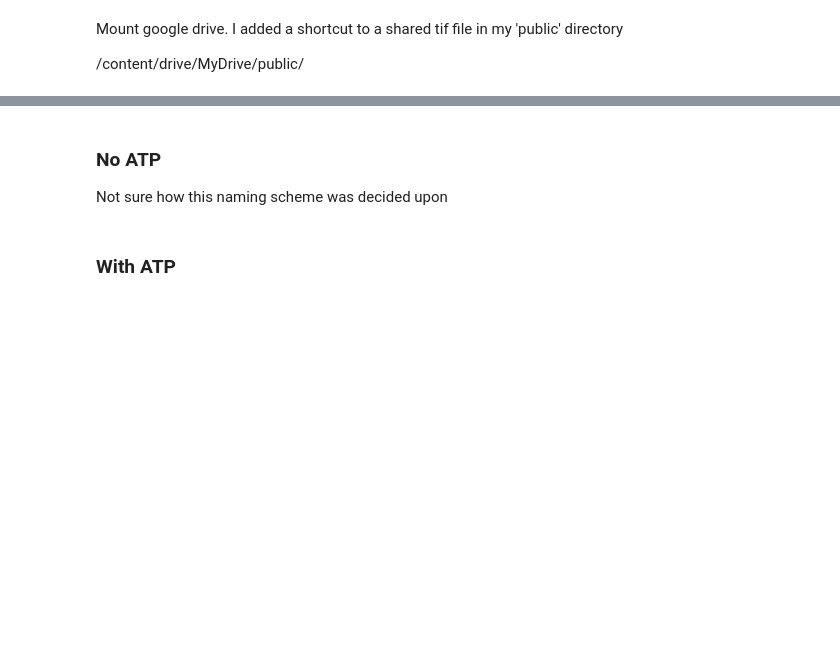
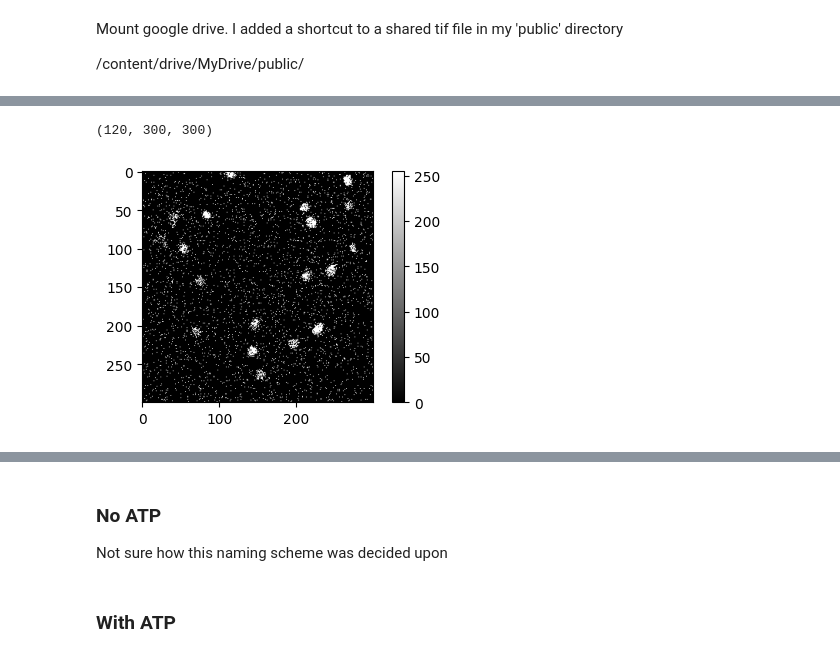
Before and after one commit to huskeypm/cellmigration, a Jupyter notebook: expt_analysis.ipynb, the cells around one changed output, grey strips where cells are left out. Cells and saved outputs as stored; diff of their text form; code cells hidden in the pictures; blank space fills up the shorter version.

```diff
--- a/expt_analysis.ipynb
+++ b/expt_analysis.ipynb
@@ -46,4 +78,6 @@ I added a shortcut to a shared tif file in my 'public' directory
  /content/drive/MyDrive/public/
 # %%
 from google.colab import drive
-drive.mount('/content/drive')
+gpath=('/content/drive')
+path=gpath+"/MyDrive/public/"
+drive.mount(gpath)
@@ -52,3 +83,0 @@ Mounted at /content/drive
-# %%
-# https://drive.google.com/drive/folders/1BGpok5gm2hPtOnqslLPAZZiRq47jHuhy
-path="/content/drive/MyDrive/public/"
@@ -305,0 +140,5 @@ getParams(thresh,refFrame=0,diameter=diameter,minmass=minmass)
+# %%
+threshed = tc.ProcessFrames(frames,downsampleRate=downsampleRate,crop=crop,thresh=thresh)
+# %% [output]
+(120, 300, 300)
+[figure, added]
```
Also changed, not shown: parts of 36 cells of this notebook.
